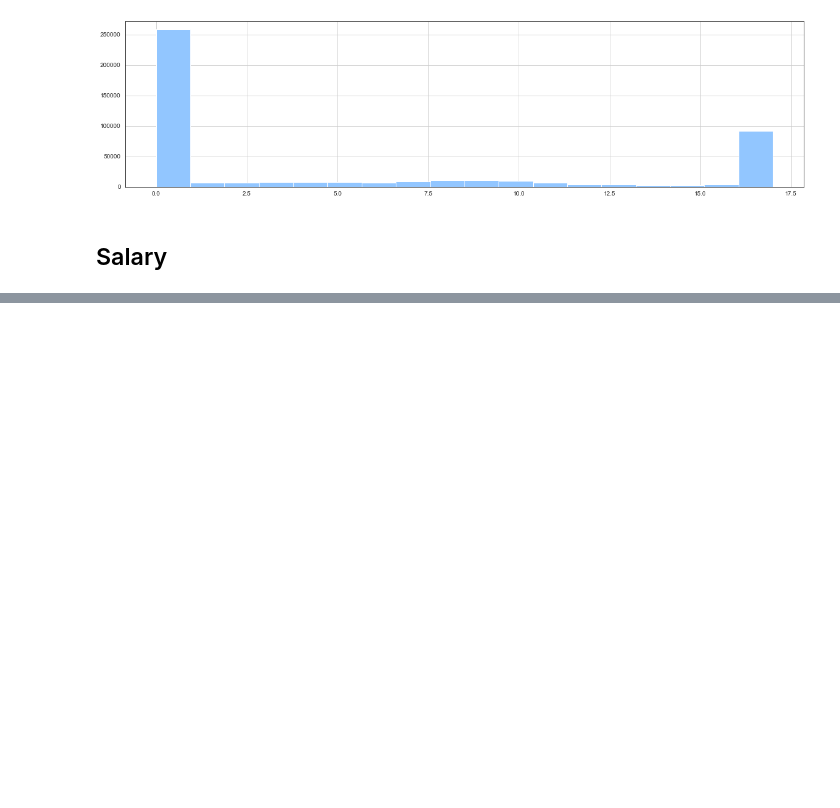
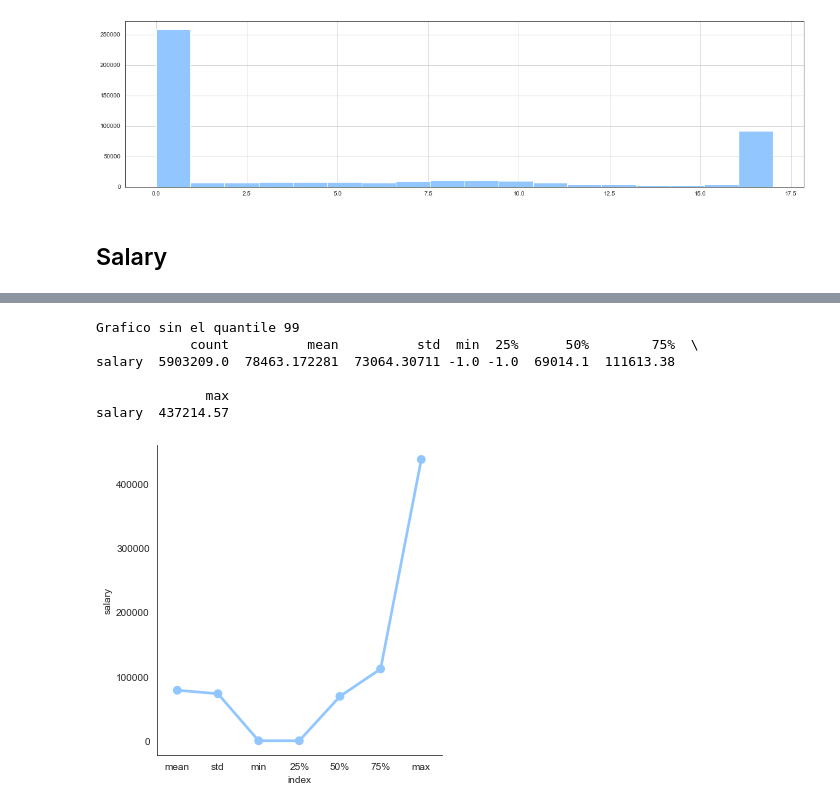
Before and after one commit to Nerea26/easy-money, a Jupyter notebook: notebooks/2.0-easy-money.ipynb, the cells around one changed output, grey strips where cells are left out. Saved outputs shown, nothing was run; the diff lists cells and outputs as text; code cells hidden in the pictures; blank space fills up the shorter version.

Commit message:
salary quantile 99 excluded

```diff
--- a/notebooks/2.0-easy-money.ipynb
+++ b/notebooks/2.0-easy-money.ipynb
@@ -1295,6 +1289,9 @@ salary_describe.T
 # %%
-salary_describe.reset_index(inplace=True)
-salary_describe = salary_describe[salary_describe["index"] != "count"]
+def describe_graph(dataframe: pd.DataFrame, column: str):
+    dataframe_describe = dataframe[[column]].describe()
+    print(dataframe_describe.T)
+    dataframe_describe.reset_index(inplace=True)
+    dataframe_describe = dataframe_describe[dataframe_describe["index"] != "count"]
 
-sns.catplot(x="index", y="salary", data=salary_describe, kind="point")
-plt.show()
+    sns.catplot(x="index", y=column, data=dataframe_describe, kind="point")
+    plt.show()
@@ -1303 +1307,13 @@ plt.show()
+# %%
+print("Grafico sin el quantile 99")
+salary_to_describe = df[df["salary"] <= np.quantile(df["salary"], q=0.99)]
+describe_graph(salary_to_describe, "salary")
+# %% [output]
+Grafico sin el quantile 99
+            count          mean          std  min  25%      50%        75%  \
+salary  5903209.0  78463.172281  73064.30711 -1.0 -1.0  69014.1  111613.38
+
+              max
+salary  437214.57
+[figure, added]
 # %%
```
Also changed, not shown: parts of 5 cells of this notebook, 1 other file.
